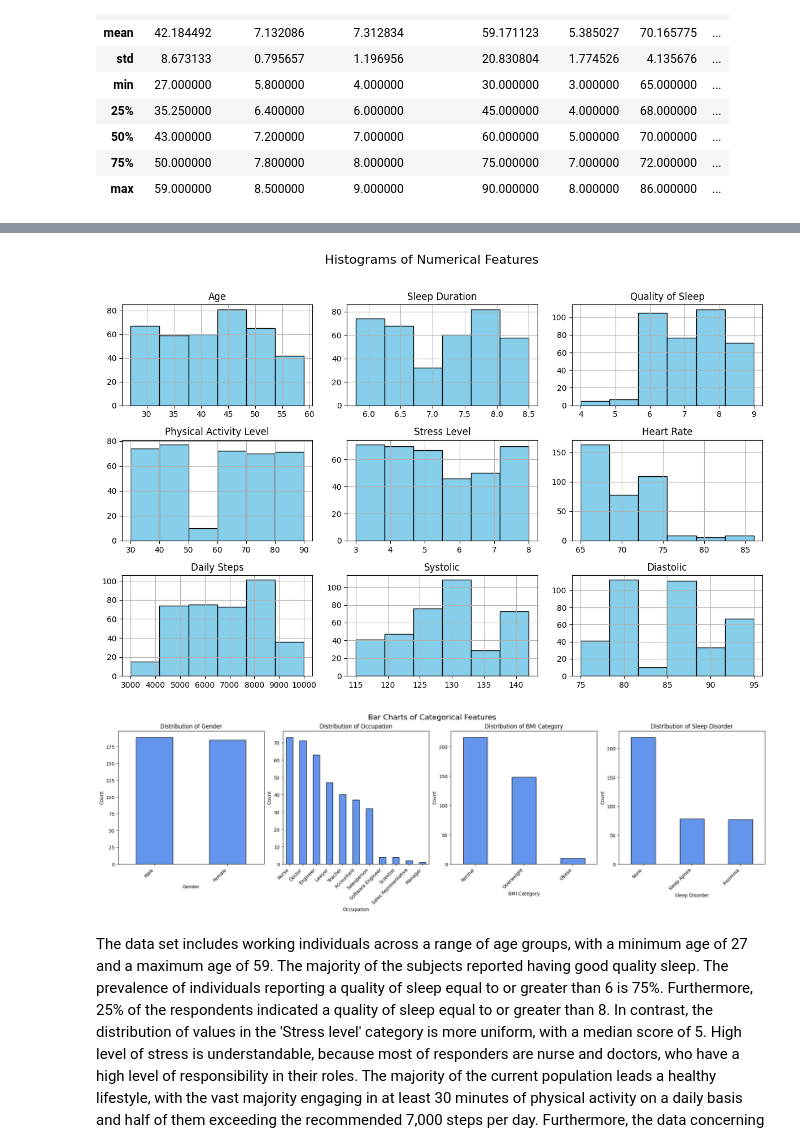
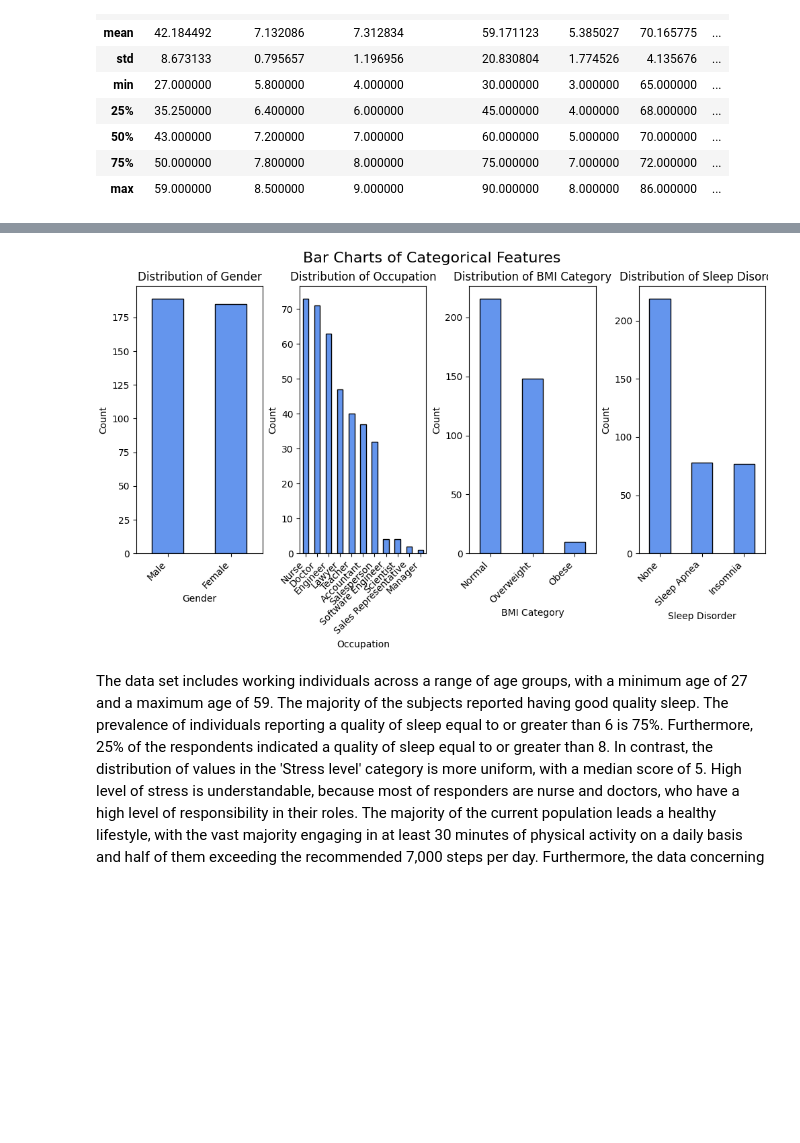
Before and after one commit to DianaMazurczak/QualityOfSleep, a Jupyter notebook: QualityOfSleep.ipynb, the cells around one changed output, grey strips where cells are left out. Saved outputs shown, nothing was run; the diff lists cells and outputs as text; code cells hidden in the pictures; blank space fills up the shorter version.

```diff
--- a/QualityOfSleep.ipynb
+++ b/QualityOfSleep.ipynb
@@ -80,7 +80,7 @@ data['Diastolic'] = data['Diastolic'].astype(int)
 data['BMI Category'] = data['BMI Category'].replace('Normal Weight', 'Normal')
 data['Sleep Disorder'] = data['Sleep Disorder'].fillna('None')
 
-fig, axes = plt.subplots(1, 9, figsize=(13, 3), constrained_layout=True)
+fig, axes = plt.subplots(1, 9, figsize=(10, 3), constrained_layout=True)
 
 # Loop through numerical features and create box plots
 for i, feature in enumerate(data.select_dtypes(include=['number']).columns):
@@ -96,26 +96,25 @@ plt.show()
 # %%
 # bar charts for categorical features
 categorical_features = ['Gender', 'Occupation', 'BMI Category', 'Sleep Disorder']
 
 # figure for bar plots
-fig, axes = plt.subplots(1, len(categorical_features), figsize=(20, 6), constrained_layout=True)
+fig, axes = plt.subplots(1, len(categorical_features), figsize=(10, 6), constrained_layout=True)
 
 # Loop through categorical features and create bar plots
 for i, categorical_feature in enumerate(categorical_features):
     ax = axes[i] if len(categorical_features) > 1 else axes  # Handle single plot case
     counts = data[categorical_feature].value_counts()
     counts.plot(kind='bar', ax=ax, color='cornflowerblue', edgecolor='black')
     ax.set_title(f'Distribution of {categorical_feature}', fontsize=12)
     ax.set_xlabel(categorical_feature, fontsize=10)
     ax.set_ylabel('Count', fontsize=10)
     ax.set_xticklabels(counts.index, rotation=45, ha='right')
 
 # Add a common title for bar plots
 plt.suptitle('Bar Charts of Categorical Features', fontsize=16)
 plt.show()
 # %% [output]
-[figure, old version]
+[figure, new version]
-[figure, removed]
 # %% [markdown]
 The data set includes working individuals across a range of age groups, with a minimum age of 27 and a maximum age of 59. The majority of the subjects reported having good quality sleep. The prevalence of individuals reporting a quality of sleep equal to or greater than 6 is 75%. Furthermore, 25% of the respondents indicated a quality of sleep equal to or greater than 8. In contrast, the distribution of values in the 'Stress level' category is more uniform, with a median score of 5. High level of stress is understandable, because most of responders are nurse and doctors, who have a high level of responsibility in their roles. The majority of the current population leads a healthy lifestyle, with the vast majority engaging in at least 30 minutes of physical activity on a daily basis and half of them exceeding the recommended 7,000 steps per day. Furthermore, the data concerning heart rate and blood pressure are also representative of a positive outcome. Nevertheless, nearly half of the respondents reported some form of sleep disorder. \
 Prior to the construction of a model, an investigation into the correlation matrix will also be conducted.
```
Also changed, not shown: parts of 48 cells of this notebook.
